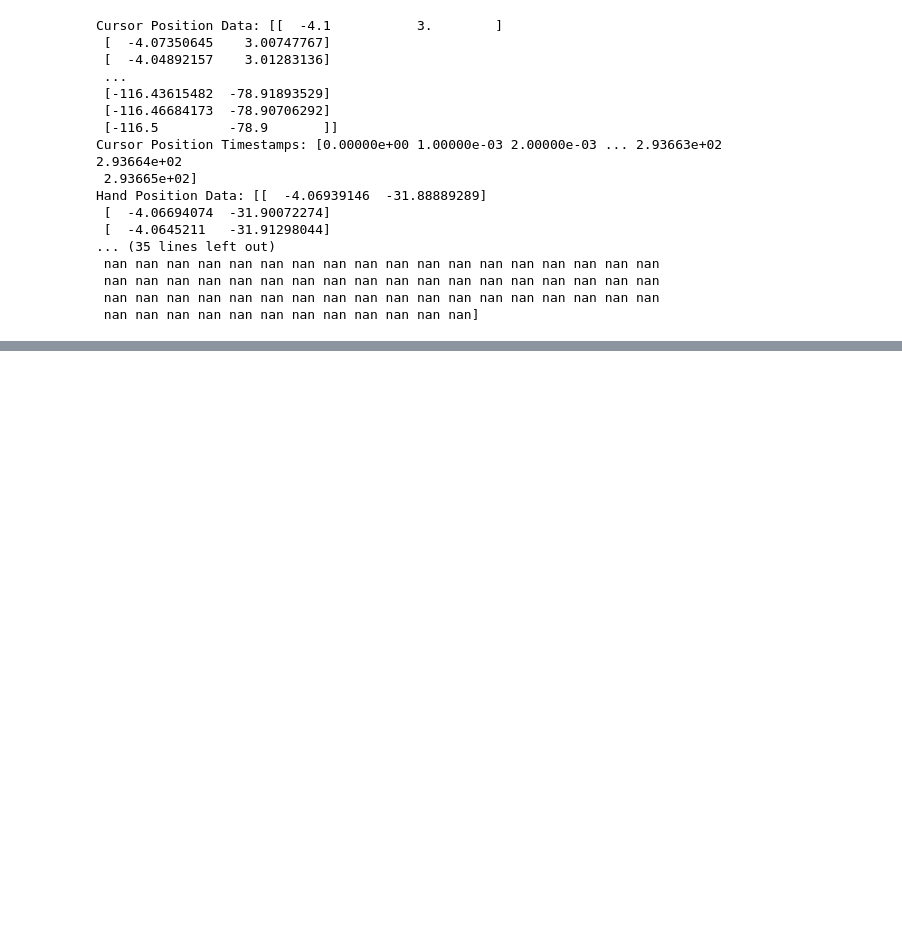
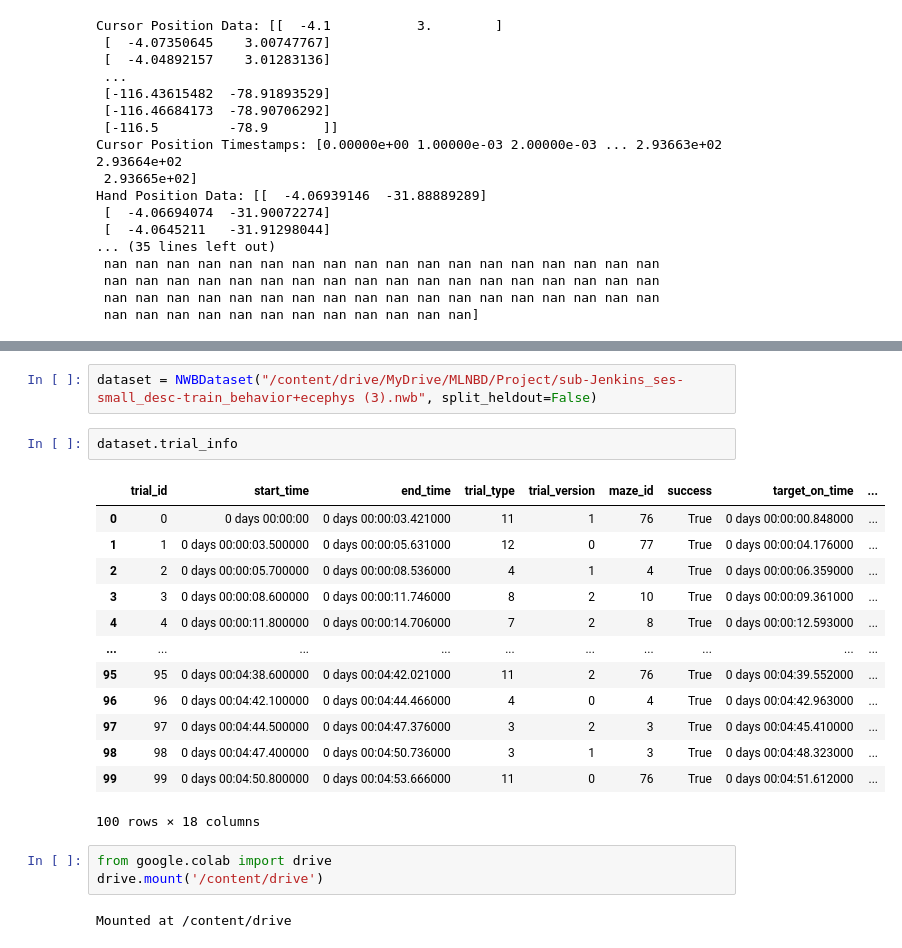
Before and after one commit to shraddha5bharadwaj/ML_Neuro, a Jupyter notebook: data_loading.ipynb, the cells around one changed output, grey strips where cells are left out. Drawn from its saved outputs; the diff is of its cells as text; blank space fills up the shorter version.

```diff
--- a/data_loading.ipynb
+++ b/data_loading.ipynb
@@ -339,0 +370,23 @@ Hand Position Data: [[  -4.06939146  -31.88889289]
+# %%
+dataset = NWBDataset("/content/drive/MyDrive/MLNBD/Project/sub-Jenkins_ses-small_desc-train_behavior+ecephys (3).nwb", split_heldout=False)
+# %%
+dataset.trial_info
+# %% [output]
+|  | trial_id | start_time | end_time | trial_type | trial_version | maze_id | success | target_on_time | ... |
+| 0 | 0 | 0 days 00:00:00 | 0 days 00:00:03.421000 | 11 | 1 | 76 | True | 0 days 00:00:00.848000 | ... |
+| 1 | 1 | 0 days 00:00:03.500000 | 0 days 00:00:05.631000 | 12 | 0 | 77 | True | 0 days 00:00:04.176000 | ... |
+| 2 | 2 | 0 days 00:00:05.700000 | 0 days 00:00:08.536000 | 4 | 1 | 4 | True | 0 days 00:00:06.359000 | ... |
+| 3 | 3 | 0 days 00:00:08.600000 | 0 days 00:00:11.746000 | 8 | 2 | 10 | True | 0 days 00:00:09.361000 | ... |
+| 4 | 4 | 0 days 00:00:11.800000 | 0 days 00:00:14.706000 | 7 | 2 | 8 | True | 0 days 00:00:12.593000 | ... |
+| ... | ... | ... | ... | ... | ... | ... | ... | ... | ... |
+| 95 | 95 | 0 days 00:04:38.600000 | 0 days 00:04:42.021000 | 11 | 2 | 76 | True | 0 days 00:04:39.552000 | ... |
+| 96 | 96 | 0 days 00:04:42.100000 | 0 days 00:04:44.466000 | 4 | 0 | 4 | True | 0 days 00:04:42.963000 | ... |
+| 97 | 97 | 0 days 00:04:44.500000 | 0 days 00:04:47.376000 | 3 | 2 | 3 | True | 0 days 00:04:45.410000 | ... |
+| 98 | 98 | 0 days 00:04:47.400000 | 0 days 00:04:50.736000 | 3 | 1 | 3 | True | 0 days 00:04:48.323000 | ... |
+| 99 | 99 | 0 days 00:04:50.800000 | 0 days 00:04:53.666000 | 11 | 0 | 76 | True | 0 days 00:04:51.612000 | ... |
+100 rows × 18 columns
+# %%
+from google.colab import drive
+drive.mount('/content/drive')
+# %% [output]
+Mounted at /content/drive
```
Also changed, not shown: parts of 2 cells of this notebook, 1 other file.
